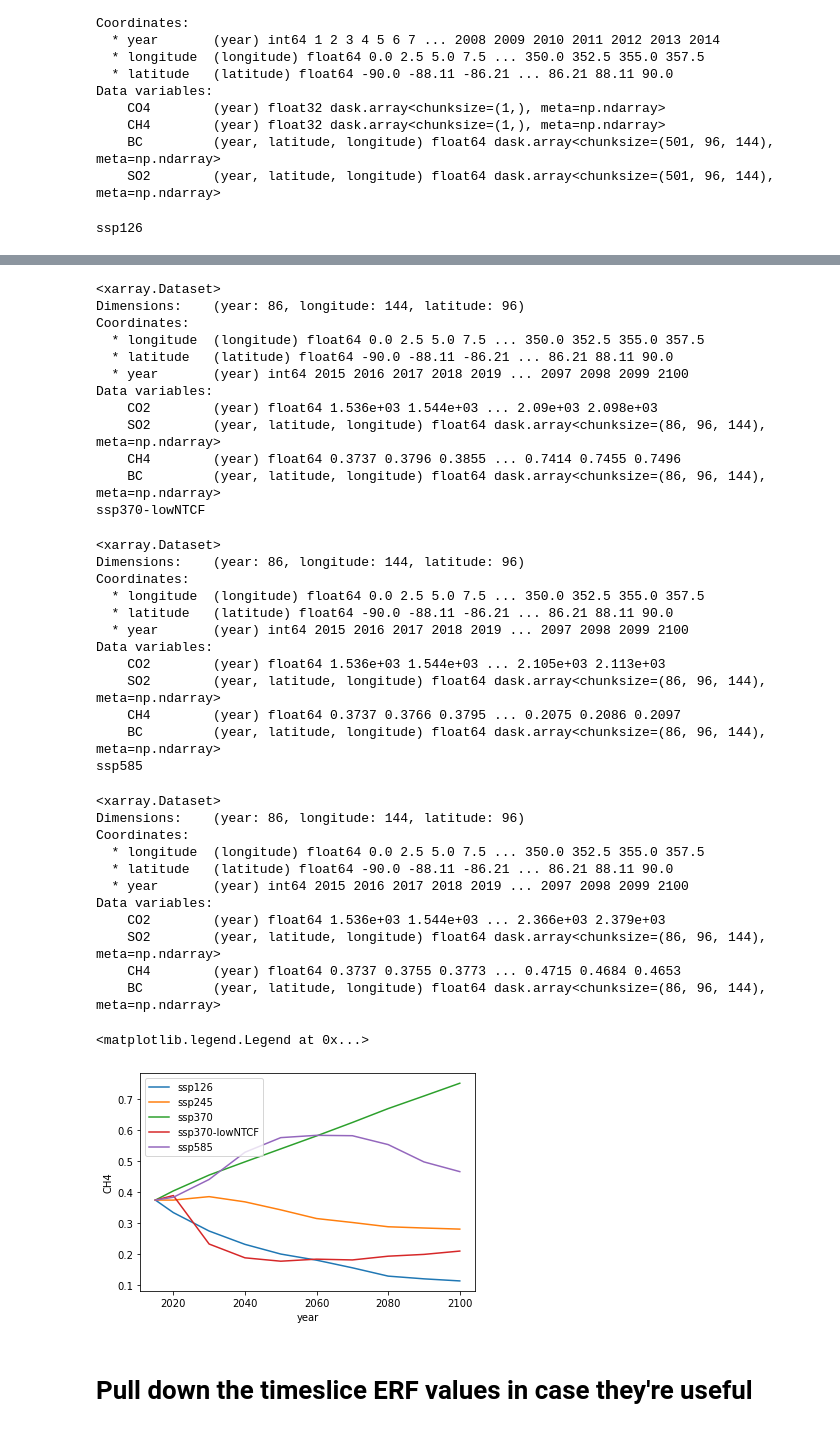
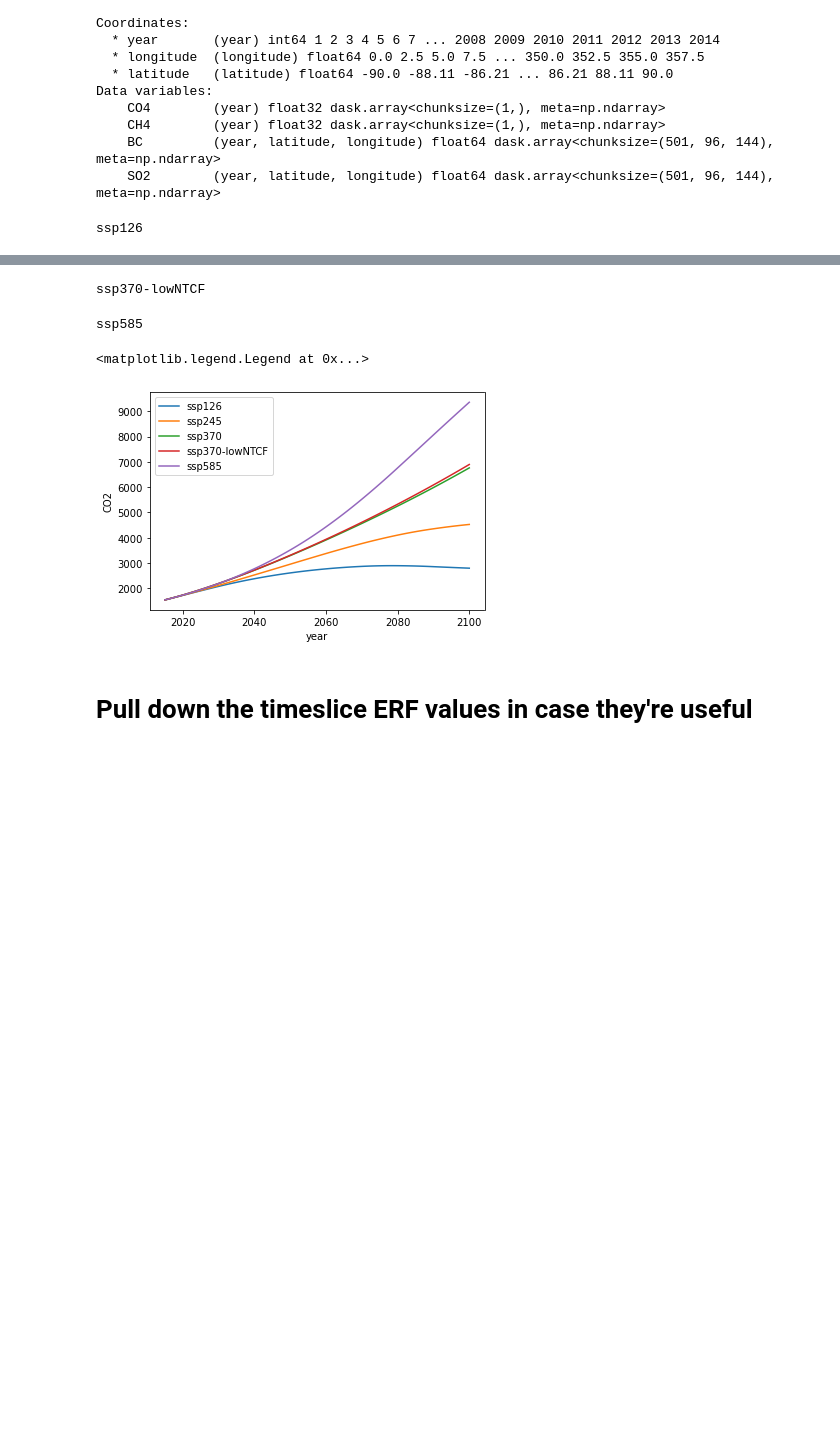
Before and after one commit to duncanwp/ClimateBench, a Jupyter notebook: prep_input_data.ipynb, the cells around one changed output, grey strips where cells are left out. Drawn from its saved outputs; the diff is of its cells as text; code cells hidden in the pictures; blank space fills up the shorter version.

Commit message:
Fixing the units of the CO2 inputs.
Also added some documentation and extra comments

```diff
--- a/prep_input_data.ipynb
+++ b/prep_input_data.ipynb
@@ -90,24 +92,25 @@ baseline_co2_mass = xr.open_mfdataset(input_path+'/co2mass_Amon_NorESM2-LM_piCon
 # 1pctCO2
 
 # (additional) CO2 mass in kg
-co2_ts = (xr.open_mfdataset(input_path+'/co2mass_Amon_NorESM2-LM_1pctCO2*.nc')['co2mass'].groupby('time.year').mean() - baseline_co2_mass).rename('CO2')
+co2_ts = (xr.open_mfdataset(input_path+'/co2mass_Amon_NorESM2-LM_1pctCO2*.nc')['co2mass'].groupby('time.year').mean() - baseline_co2_mass).rename('CO2')  * 1e-12 # kg -> Gt
 so2_ts = xr.zeros_like(co2_ts).rename('SO2')
 ch4_ts = xr.zeros_like(co2_ts).rename('CH4')
 bc_ts = xr.zeros_like(co2_ts).rename('BC')
 
+co2_ts.plot()
+
 ds = xr.merge([co2_ts, so2_ts, ch4_ts, bc_ts])
-print(ds)
 ds.rename({'year': 'time'}).to_netcdf('inputs_1pctCO2.nc')
 
 # abrupt-4xCO2
 
 # (additional) CO2 mass in kg
-co2_ts = (xr.open_mfdataset(input_path+'/co2mass_Amon_NorESM2-LM_abrupt-4xCO2*.nc')['co2mass'].groupby('time.year').mean() - baseline_co2_mass).rename('CO2')
+co2_ts = (xr.open_mfdataset(input_path+'/co2mass_Amon_NorESM2-LM_abrupt-4xCO2*.nc')['co2mass'].groupby('time.year').mean() - baseline_co2_mass).rename('CO2')  * 1e-12 # kg -> Gt
 so2_ts = xr.zeros_like(co2_ts).rename('SO2')
 ch4_ts = xr.zeros_like(co2_ts).rename('CH4')
 bc_ts = xr.zeros_like(co2_ts).rename('BC')
 
+co2_ts.plot()
 ds = xr.merge([co2_ts, so2_ts, ch4_ts, bc_ts])
-print(ds)
 ds.rename({'year': 'time'}).to_netcdf('inputs_abrupt-4xCO2.nc')
 # %% [output]
@@ -268,9 +232,8 @@ for exp in experiments:
 
     co2_files = glob(path_f_csv.format(species="CO2", scenario=exp))
     co2=pd.concat((pd.read_csv(f, index_col=['year', 'month', 'sector']) for f in co2_files)).groupby(level=['year']).sum() / 1e6
-    # Get the *cumulative* CO2 mass in atmosphere
-    co2_ts = xr.DataArray(co2.cumsum()['global_total'], name='CO2') + hist_co2_ts[-1]  # Be sure to add the current total in 2015
-
+    # Get the CO2 emissions
+    co2_ts = xr.DataArray(co2['global_total'], name='CO2')
 
     so2_f = path_f.format(species="SO2", scenario=exp)
     so2_da = xr.open_mfdataset(so2_f, combine='by_coords')['SO2_em_anthro']
@@ -291,11 +254,14 @@ for exp in experiments:
     years = list(range(2015, 2101))
 
     ds = xr.merge([co2_ts.rename('CO2'), so2_ts.rename('SO2'), ch4_ts.rename('CH4'), bc_ts.rename('BC')]).interp(year=years, method='linear')
-    ds['CH4'].plot(label=exp)
+
+    # Convert the CO2 emissions to *cumulative* CO2 mass in atmosphere. Do this *after* interpolating on to yearly to get the right totals.
+    ds['CO2'] = ds['CO2'].cumsum() + hist_co2_ts[-1]  # Be sure to add the current total in 2015
+    ds['CO2'].plot(label=exp)
 
     # Fix some metadata to help iris
     ds.latitude.attrs['units'] = 'degrees'
-    print(ds)
+#     print(ds)
     ds.rename({'year': 'time'}).to_netcdf(f"inputs_{exp}.nc")
 
 plt.legend()
@@ -327,41 +271,8 @@ Data variables:
 ssp370
-<xarray.Dataset>
-Dimensions:    (year: 86, longitude: 144, latitude: 96)
-Coordinates:
-  * longitude  (longitude) float64 0.0 2.5 5.0 7.5 ... 350.0 352.5 355.0 357.5
-  * latitude   (latitude) float64 -90.0 -88.11 -86.21 ... 86.21 88.11 90.0
-  * year       (year) int64 2015 2016 2017 2018 2019 ... 2097 2098 2099 2100
-Data variables:
-    CO2        (year) float64 1.536e+03 1.544e+03 ... 2.09e+03 2.098e+03
-    SO2        (year, latitude, longitude) float64 dask.array<chunksize=(86, 96, 144), meta=np.ndarray>
-    CH4        (year) float64 0.3737 0.3796 0.3855 ... 0.7414 0.7455 0.7496
-    BC         (year, latitude, longitude) float64 dask.array<chunksize=(86, 96, 144), meta=np.ndarray>
 ssp370-lowNTCF
-<xarray.Dataset>
-Dimensions:    (year: 86, longitude: 144, latitude: 96)
-Coordinates:
-  * longitude  (longitude) float64 0.0 2.5 5.0 7.5 ... 350.0 352.5 355.0 357.5
-  * latitude   (latitude) float64 -90.0 -88.11 -86.21 ... 86.21 88.11 90.0
-  * year       (year) int64 2015 2016 2017 2018 2019 ... 2097 2098 2099 2100
-Data variables:
-    CO2        (year) float64 1.536e+03 1.544e+03 ... 2.105e+03 2.113e+03
-    SO2        (year, latitude, longitude) float64 dask.array<chunksize=(86, 96, 144), meta=np.ndarray>
-    CH4        (year) float64 0.3737 0.3766 0.3795 ... 0.2075 0.2086 0.2097
-    BC         (year, latitude, longitude) float64 dask.array<chunksize=(86, 96, 144), meta=np.ndarray>
 ssp585
-<xarray.Dataset>
-Dimensions:    (year: 86, longitude: 144, latitude: 96)
-Coordinates:
-  * longitude  (longitude) float64 0.0 2.5 5.0 7.5 ... 350.0 352.5 355.0 357.5
-  * latitude   (latitude) float64 -90.0 -88.11 -86.21 ... 86.21 88.11 90.0
-  * year       (year) int64 2015 2016 2017 2018 2019 ... 2097 2098 2099 2100
-Data variables:
-    CO2        (year) float64 1.536e+03 1.544e+03 ... 2.366e+03 2.379e+03
-    SO2        (year, latitude, longitude) float64 dask.array<chunksize=(86, 96, 144), meta=np.ndarray>
-    CH4        (year) float64 0.3737 0.3755 0.3773 ... 0.4715 0.4684 0.4653
-    BC         (year, latitude, longitude) float64 dask.array<chunksize=(86, 96, 144), meta=np.ndarray>
+<matplotlib.legend.Legend at 0x...>
-<matplotlib.legend.Legend at 0x...>
-[figure, old version]
+[figure, new version]
 # %% [markdown]
 # Pull down the timeslice ERF values in case they're useful
 # %%
```
Also changed, not shown: parts of 12 cells of this notebook, 2 other files.
